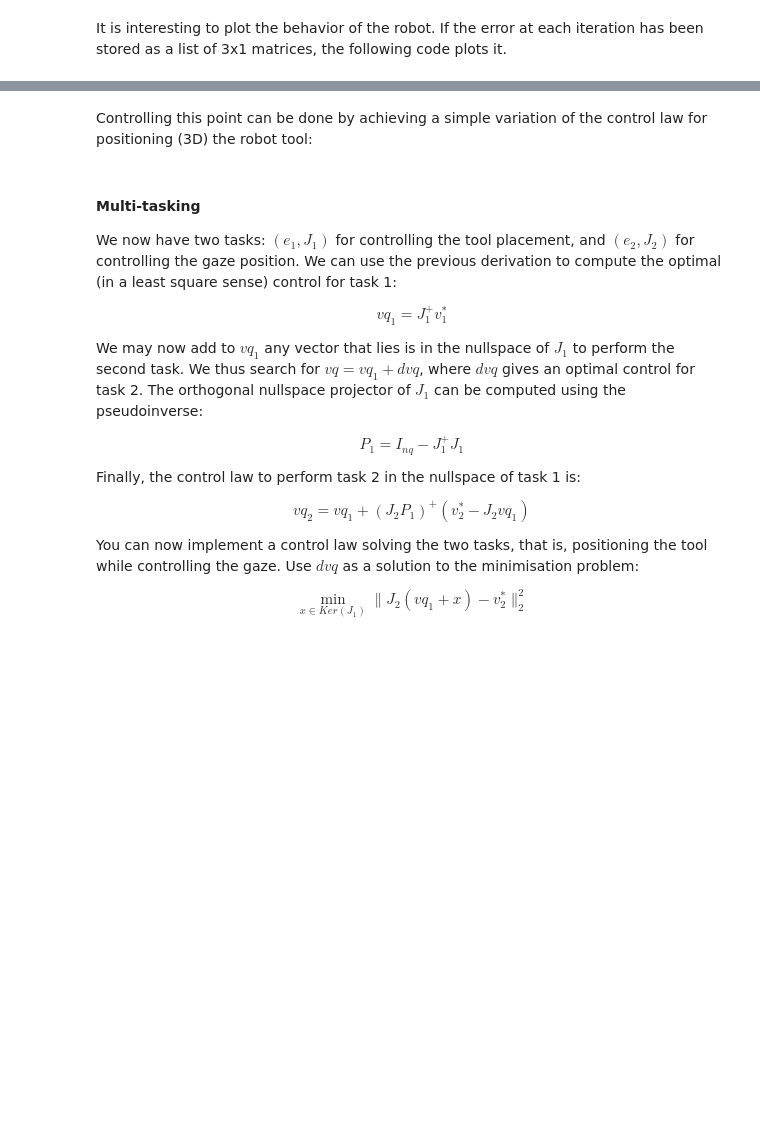
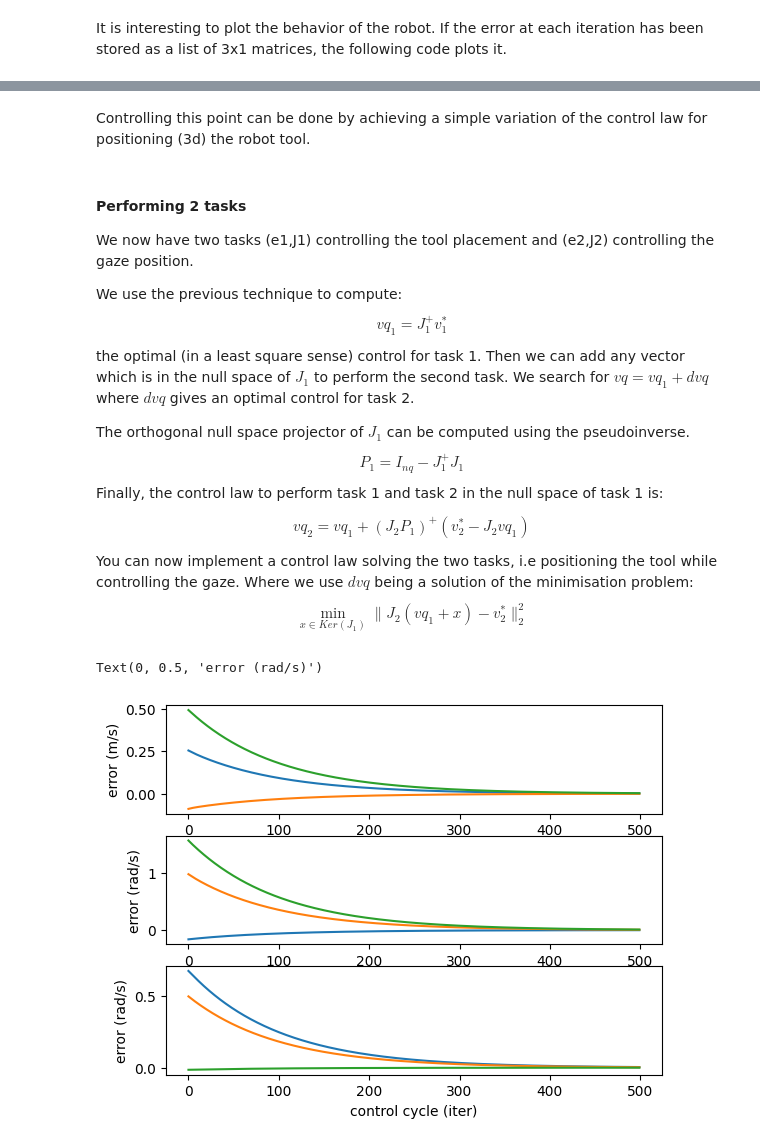
Before and after one commit to stephane-caron/robotics-mva-2023, a Jupyter notebook: 2_inverse_kinematics.ipynb, the cells around one changed output, grey strips where cells are left out. Drawn from its saved outputs; the diff is of its cells as text; code cells hidden in the pictures; blank space fills up the shorter version.

```diff
--- a/2_inverse_kinematics.ipynb
+++ b/2_inverse_kinematics.ipynb
@@ -241,7 +237,8 @@ You can also check out [this video](https://www.youtube.com/watch?v=MLFtHLTprE4)
 We will first move only the robot end effector, to reach a target defined by a frame F_goal.
 # %%
 # Goal placement, and integration in the viewer of the goal.
-oMgoal = pin.SE3(pin.Quaternion(-0.5, 0.58, -0.39, 0.52).normalized().matrix(), np.array([1.2, .4, .7]))
-viz.addBox('goal', [.1,.1,.1], [ .1,.1,.5, .6])
+oMgoal = pin.SE3(pin.Quaternion(-0.5, 0.58, -0.39, 0.52).normalized().matrix(),
+                np.array([1.2, .4, .7]))
+viz.addBox('goal', [.1,.1,.1], [ .1,.1,.5, .6] )
 viz.applyConfiguration('goal',oMgoal)
 # %% [markdown]
@@ -354,2 +393,2 @@ viz.viewer.jupyter_cell()
 # %% [markdown]
-Controlling this point can be done by achieving a simple variation of the control law for positioning (3D) the robot tool:
+Controlling this point can be done by achieving a simple variation of the control law for positioning (3d) the robot tool.
@@ -358,26 +419,17 @@ Controlling this point can be done by achieving a simple variation of the contro
 # %% [markdown]
-#### Multi-tasking
+#### Performing 2 tasks
 
-We now have two tasks: $(e_1, J_1)$ for controlling the tool placement, and $(e_2, J_2)$ for controlling the gaze position. We can use the previous derivation to compute the optimal (in a least square sense) control for task 1:
+We now have two tasks (e1,J1) controlling the tool placement and (e2,J2) controlling the gaze position.
 
-$$
-vq_1 = J_1^+ v_1^*
-$$
+We use the previous technique to compute:
+$$vq_1 = J_1^+ v_1^*$$
+the optimal (in a least square sense) control for task 1. Then we can add any vector which is in the null space of $J_1$ to perform the second task. We search for $vq = vq_1 + dvq$ where $dvq$ gives an optimal control for task 2.
 
-We may now add to $vq_1$ any vector that lies is in the nullspace of $J_1$ to perform the second task. We thus search for $vq = vq_1 + dvq$, where $dvq$ gives an optimal control for task 2. The orthogonal nullspace projector of $J_1$ can be computed using the pseudoinverse:
+The orthogonal null space projector of $J_1$ can be computed using the pseudoinverse.
+$$P_1 = I_{nq} - J_1^+ J_1$$
+Finally, the control law to perform task 1 and task 2 in the null space of task 1 is:
 
-$$
-P_1 = I_{nq} - J_1^+ J_1
-$$
+$$vq_2 = vq_1 + (J_2 P_1)^+ ( v_2^* - J_2 vq_1)$$
 
-Finally, the control law to perform task 2 in the nullspace of task 1 is:
-
-$$
-vq_2 = vq_1 + (J_2 P_1)^+ ( v_2^* - J_2 vq_1)
-$$
-
-You can now implement a control law solving the two tasks, that is, positioning the tool while controlling the gaze. Use $dvq$ as a solution to the minimisation problem:
-
-$$
-\min_{x\in Ker(J_1)} \|J_2 (vq_1 + x) - v_2^*\|_2^2
-$$
+You can now implement a control law solving the two tasks, i.e positioning the tool while controlling the gaze. Where we use $dvq$ being a solution of the minimisation problem:
+$$\min_{x\in Ker(J_1)} \|J_2 (vq_1 + x) - v_2^*\|_2^2$$
@@ -390,14 +436,50 @@ herr2 = [] # Log the value of the error between gaze and ball
+# %%
+q = q0.copy()
+herr = [] # Log the value of the error between tool and goal.
+herr2 = [] # Log the value of the error between gaze and ball.
+
+for i in range(500):
+    # Run the algorithms that outputs values in robot.data
+    pin.framesForwardKinematics(robot.model,robot.data,q)
+    pin.computeJointJacobians(robot.model,robot.data,q)
+
+    # Tool task
+    oMtool = robot.data.oMf[IDX_TOOL]
+    tool_Jtool = pin.computeFrameJacobian(robot.model, robot.data, q, IDX_TOOL, pin.LOCAL)
+    tool_nu = pin.log(oMtool.inverse() * oMgoal).vector
+
+    # Gaze task
+    oMgaze = robot.data.oMf[IDX_GAZE]
+    o_Jgaze3 = pin.computeFrameJacobian(robot.model, robot.data, q, IDX_GAZE,pin.LOCAL_WORLD_ALIGNED)[:3,:]
+    o_GazeBall = ball - oMgaze.translation
+
+    vq = pinv(tool_Jtool) @ tool_nu
+
+    Ptool = np.eye(robot.nv) - pinv(tool_Jtool) @ tool_Jtool
+    vq += pinv(o_Jgaze3 @ Ptool) @ (o_GazeBall - o_Jgaze3 @ vq)
+
+    q = pin.integrate(robot.model,q, vq * DT)
+    viz.display(q)
+    time.sleep(1e-3)
+
+    herr.append(tool_nu)
+    herr2.append(o_GazeBall)
 # %%
 plt.subplot(311)
 plt.plot([ e[:3] for e in herr])
 plt.xlabel('control cycle (iter)')
-plt.ylabel('error (m)')
+plt.ylabel('error (m/s)')
+
 plt.subplot(312)
 plt.plot([ e[3:] for e in herr])
 plt.xlabel('control cycle (iter)')
-plt.ylabel('error (rad)');
+plt.ylabel('error (rad/s)');
+
 plt.subplot(313)
 plt.plot([ e for e in herr2])
 plt.xlabel('control cycle (iter)')
-plt.ylabel('error (rad)')
+plt.ylabel('error (rad/s)')
+# %% [output]
+Text(0, 0.5, 'error (rad/s)')
+[figure, added]
 # %% [markdown]
```
Also changed, not shown: parts of 63 cells of this notebook, 2 other files.
